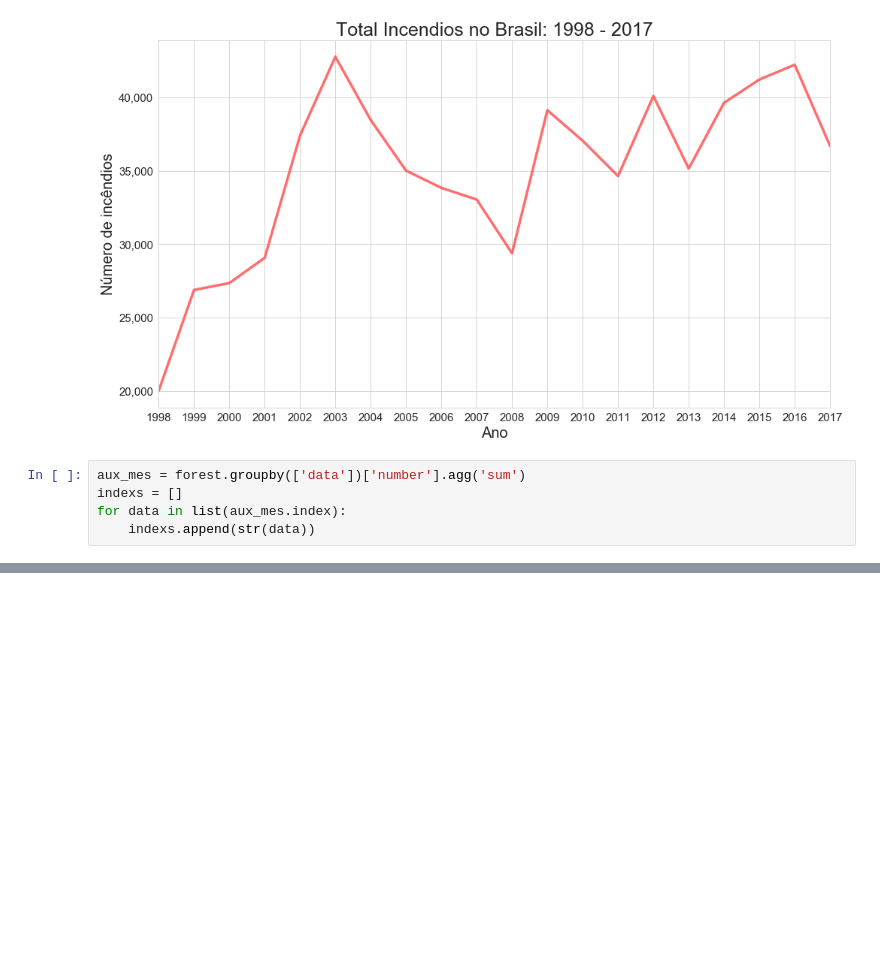
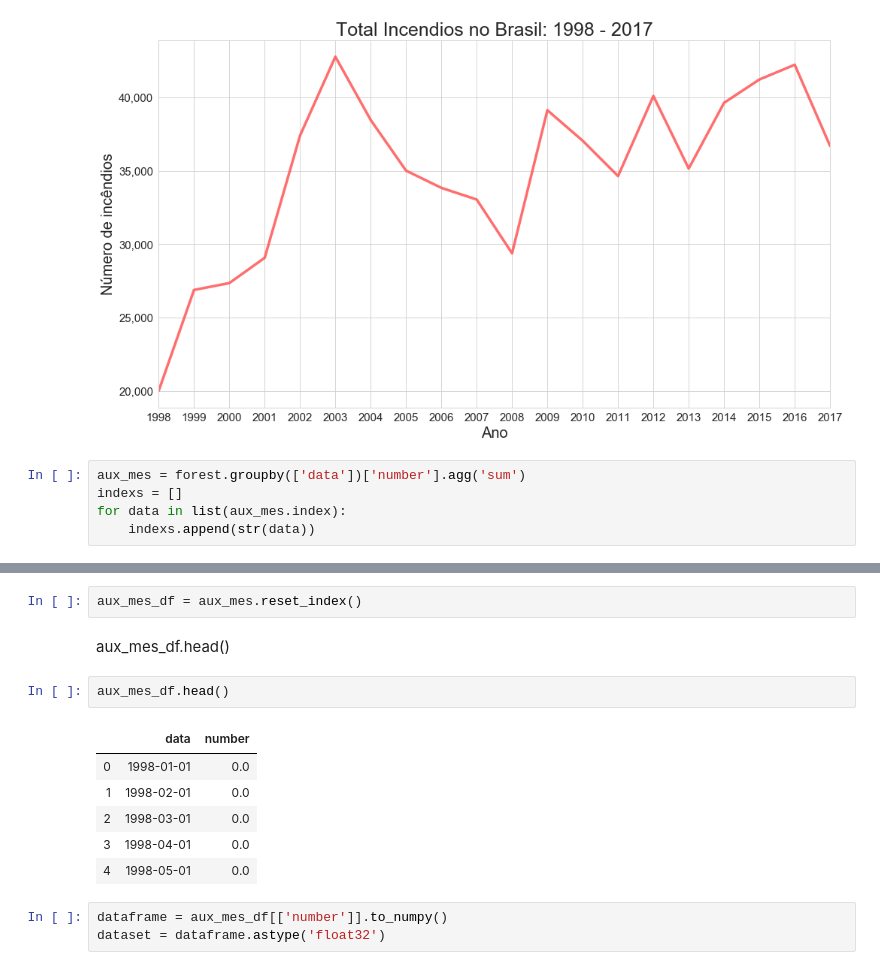
Before and after one commit to patricia-salles/sin5006, a Jupyter notebook: forest_fires/notebook_forest.ipynb, the cells around one changed output, grey strips where cells are left out. Saved outputs shown, nothing was run; the diff lists cells and outputs as text; blank space fills up the shorter version.

```diff
--- a/forest_fires/notebook_forest.ipynb
+++ b/forest_fires/notebook_forest.ipynb
@@ -120,0 +114,16 @@ fig.show()
+# %%
+aux_mes_df = aux_mes.reset_index()
+# %% [markdown]
+aux_mes_df.head()
+# %%
+aux_mes_df.head()
+# %% [output]
+|  | data | number |
+| 0 | 1998-01-01 | 0.0 |
+| 1 | 1998-02-01 | 0.0 |
+| 2 | 1998-03-01 | 0.0 |
+| 3 | 1998-04-01 | 0.0 |
+| 4 | 1998-05-01 | 0.0 |
+# %%
+dataframe = aux_mes_df[['number']].to_numpy()
+dataset = dataframe.astype('float32')
```
Also changed, not shown: parts of 5 cells of this notebook.
